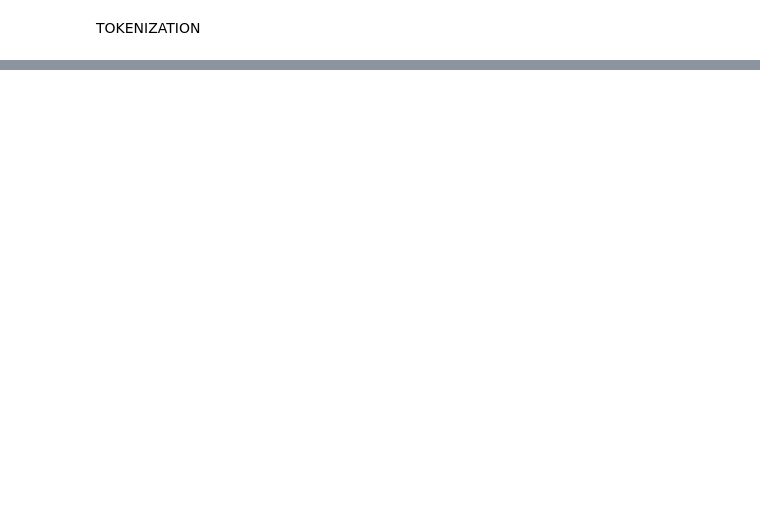
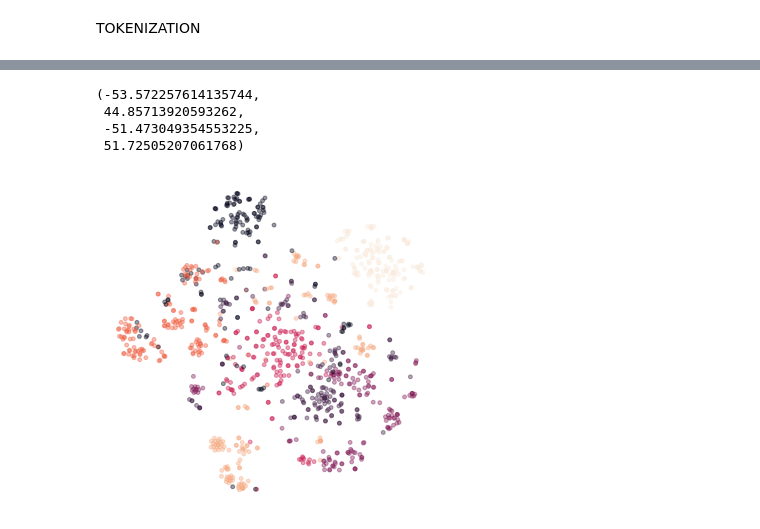
Before and after one commit to RomSlom/P6-DS-OC, a Jupyter notebook: Slomczynski_Romain_1_notebook.ipynb, the cells around one changed output, grey strips where cells are left out. Drawn from its saved outputs; the diff is of its cells as text; code cells hidden in the pictures; blank space fills up the shorter version.

```diff
--- a/Slomczynski_Romain_1_notebook.ipynb
+++ b/Slomczynski_Romain_1_notebook.ipynb
@@ -127,0 +389,3 @@ NameError: name 'data_T' is not defined
+# %%
+tokens = tokenizer.tokenize(Xanadu)
+len(tokens)
@@ -127,0 +734,3 @@ NameError: name 'data_T' is not defined
+# %%
+idx = data_filtered.index
+label_sample = data.loc[idx, "labels"]
@@ -127,0 +929,26 @@ NameError: name 'data_T' is not defined
+# %%
+T_sne = TSNE(n_components=2,
+            perplexity=30,
+            init='pca',
+            random_state=42).fit_transform()
+
+ # Creating figure:
+fig = plt.figure(figsize=(6, 6))
+sns.set_style("whitegrid")
+
+ax = fig.add_subplot(1,1,1)
+ax.scatter(
+    T_sne[:,0],
+    T_sne[:,1],
+    s = 15,
+    c = label_sample,
+    alpha = 0.4,
+    )
+ax.grid(False)
+ax.axis('off')
+# %% [output]
+(-53.572257614135744,
+ 44.85713920593262,
+ -51.473049354553225,
+ 51.72505207061768)
+[figure, added]
```
Also changed, not shown: parts of 96 cells of this notebook, 4 other files.
